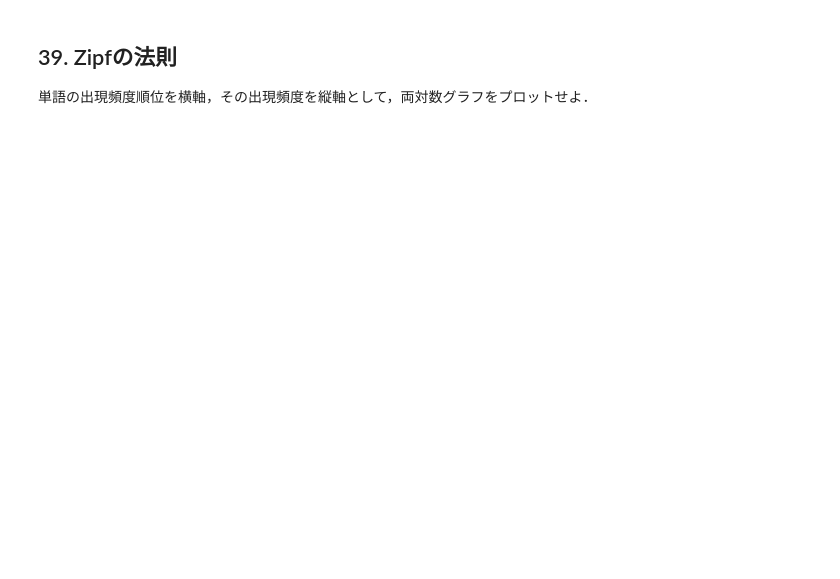
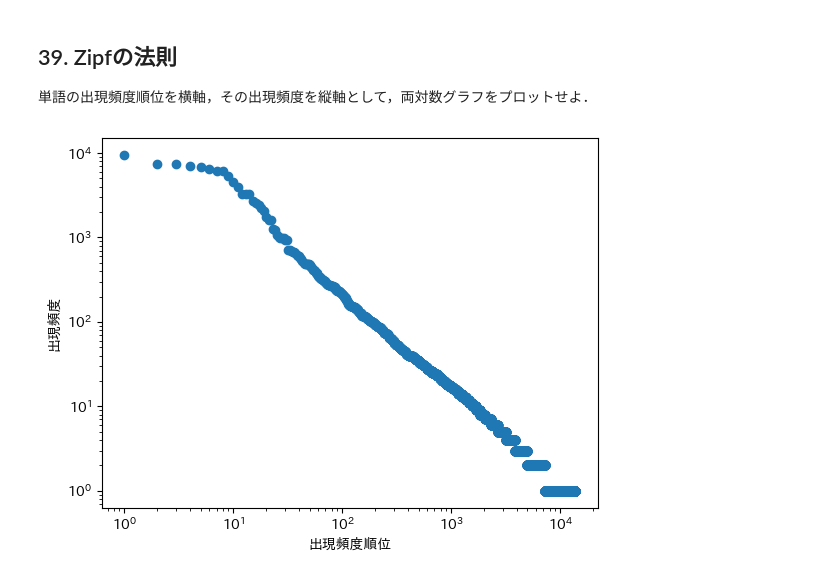
Before and after one commit to fuji029/nlp-100, a Jupyter notebook: 04/ch04.ipynb, the cells around one changed output. Saved outputs shown, nothing was run; the diff lists cells and outputs as text; code cells hidden in the pictures; blank space fills up the shorter version.

```diff
--- a/04/ch04.ipynb
+++ b/04/ch04.ipynb
@@ -187,3 +248,12 @@ pprint(sorted_d[:10])
 # %% [markdown]
 ## 39. Zipfの法則
 単語の出現頻度順位を横軸，その出現頻度を縦軸として，両対数グラフをプロットせよ．
+# %%
+plt.scatter(range(1, len(freqs) + 1), freqs)
+plt.xscale('log')
+plt.yscale('log')
+plt.xlabel("出現頻度順位")
+plt.ylabel("出現頻度")
+plt.show()
+# %% [output]
+[figure, added]
```
Also changed, not shown: parts of 6 cells of this notebook.
